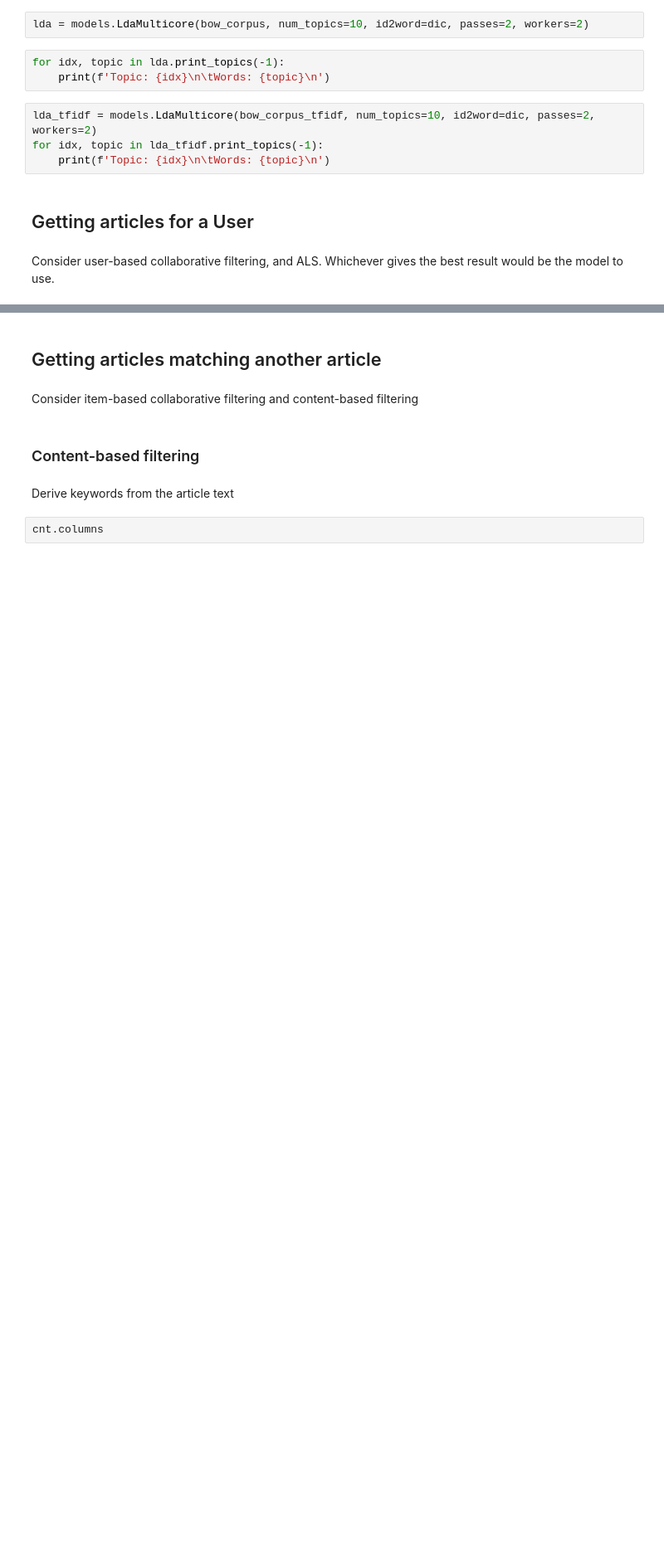
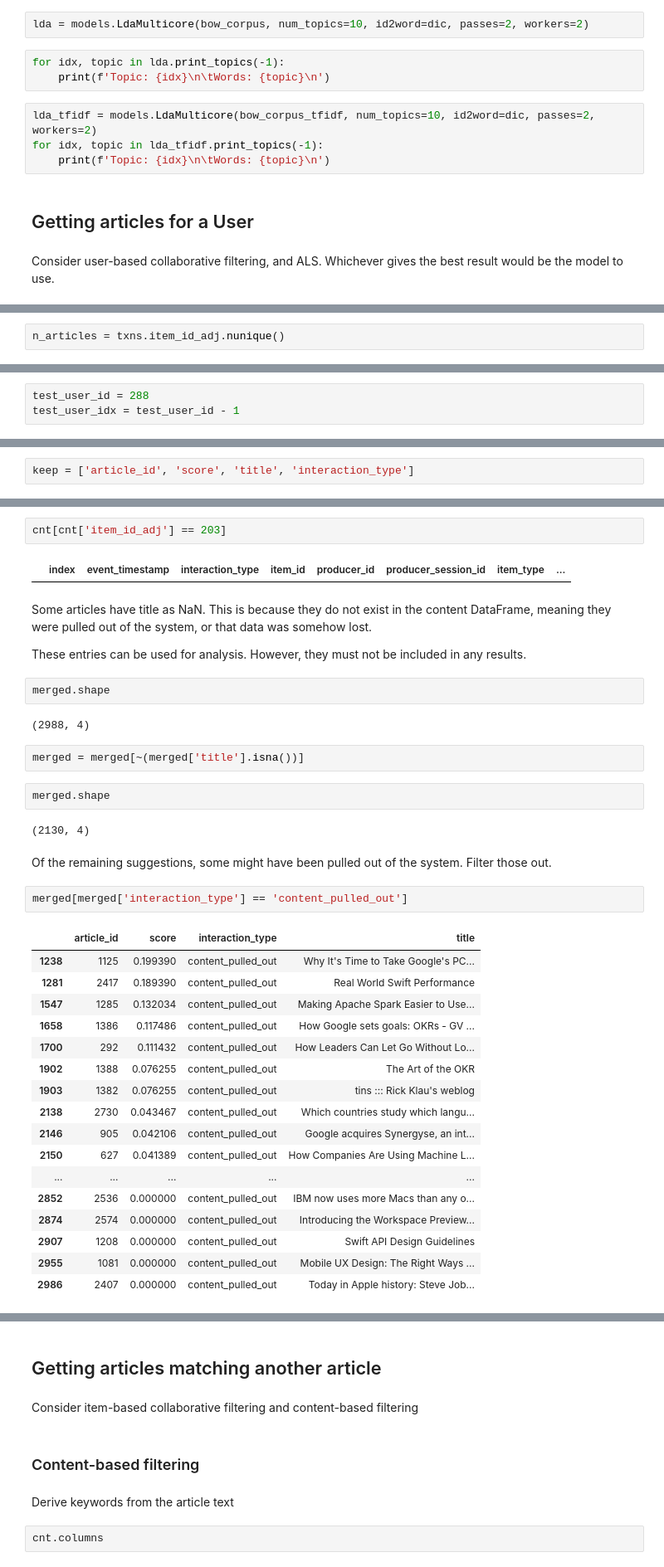
Before and after one commit to kavurisrikanth/news-recommender-capstone, a Jupyter notebook: basics/data.ipynb, the cells around one changed output, grey strips where cells are left out. Shown at 83% size. Drawn from its saved outputs; the diff is of its cells as text; blank space fills up the shorter version.

Commit message:
User preds evaluation changes - v1

```diff
--- a/basics/data.ipynb
+++ b/basics/data.ipynb
@@ -668,0 +673,2 @@ Consider user-based collaborative filtering, and ALS. Whichever gives the best r
+# %%
+n_articles = txns.item_id_adj.nunique()
@@ -668,0 +897,3 @@ Consider user-based collaborative filtering, and ALS. Whichever gives the best r
+# %%
+test_user_id = 288
+test_user_idx = test_user_id - 1
@@ -668,0 +983,2 @@ Consider user-based collaborative filtering, and ALS. Whichever gives the best r
+# %%
+keep = ['article_id', 'score', 'title', 'interaction_type']
@@ -668,0 +1001,40 @@ Consider user-based collaborative filtering, and ALS. Whichever gives the best r
+# %%
+cnt[cnt['item_id_adj'] == 203]
+# %% [output]
+|  | index | event_timestamp | interaction_type | item_id | producer_id | producer_session_id | item_type | ... |
+# %% [markdown]
+Some articles have title as NaN. This is because they do not exist in the content DataFrame, meaning they were pulled out of the system, or that data was somehow lost.
+
+These entries can be used for analysis. However, they must not be included in any results.
+# %%
+merged.shape
+# %% [output]
+(2988, 4)
+# %%
+merged = merged[~(merged['title'].isna())]
+# %%
+merged.shape
+# %% [output]
+(2130, 4)
+# %% [markdown]
+Of the remaining suggestions, some might have been pulled out of the system. Filter those out.
+# %%
+merged[merged['interaction_type'] == 'content_pulled_out']
+# %% [output]
+|  | article_id | score | interaction_type | title |
+| 1238 | 1125 | 0.199390 | content_pulled_out | Why It's Time to Take Google's PC... |
+| 1281 | 2417 | 0.189390 | content_pulled_out | Real World Swift Performance |
+| 1547 | 1285 | 0.132034 | content_pulled_out | Making Apache Spark Easier to Use... |
+| 1658 | 1386 | 0.117486 | content_pulled_out | How Google sets goals: OKRs - GV ... |
+| 1700 | 292 | 0.111432 | content_pulled_out | How Leaders Can Let Go Without Lo... |
+| 1902 | 1388 | 0.076255 | content_pulled_out | The Art of the OKR |
+| 1903 | 1382 | 0.076255 | content_pulled_out | tins ::: Rick Klau's weblog |
+| 2138 | 2730 | 0.043467 | content_pulled_out | Which countries study which langu... |
+| 2146 | 905 | 0.042106 | content_pulled_out | Google acquires Synergyse, an int... |
+| 2150 | 627 | 0.041389 | content_pulled_out | How Companies Are Using Machine L... |
+| ... | ... | ... | ... | ... |
+| 2852 | 2536 | 0.000000 | content_pulled_out | IBM now uses more Macs than any o... |
+| 2874 | 2574 | 0.000000 | content_pulled_out | Introducing the Workspace Preview... |
+| 2907 | 1208 | 0.000000 | content_pulled_out | Swift API Design Guidelines |
+| 2955 | 1081 | 0.000000 | content_pulled_out | Mobile UX Design: The Right Ways ... |
+| 2986 | 2407 | 0.000000 | content_pulled_out | Today in Apple history: Steve Job... |
```
Also changed, not shown: parts of 235 cells of this notebook.
